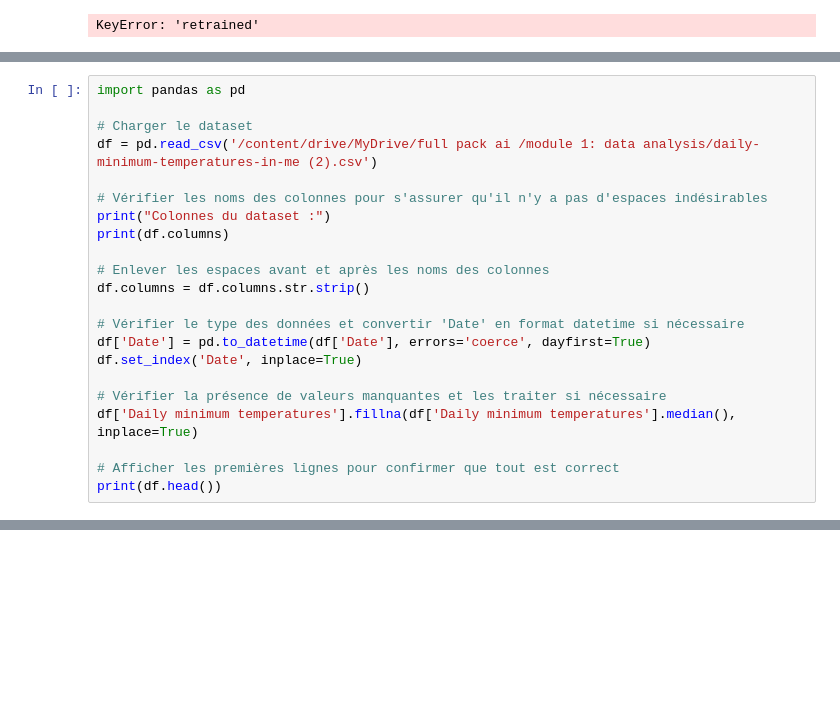
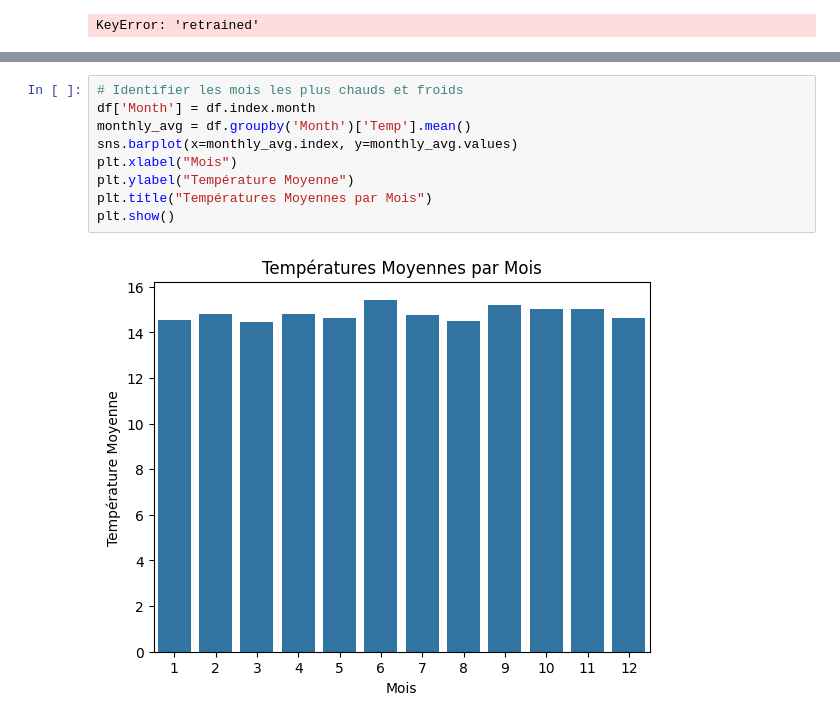
Before and after one commit to hadil56165M/hadil56165M, a Jupyter notebook: fullpack_ia_module_1.ipynb, the cells around one changed output, grey strips where cells are left out. Cells and saved outputs as stored; diff of their text form; blank space fills up the shorter version.

```diff
--- a/fullpack_ia_module_1.ipynb
+++ b/fullpack_ia_module_1.ipynb
@@ -352,22 +299,0 @@ AttributeError: module 'pandas' has no attribute 'to_Date'
-# %%
-import pandas as pd
-
-# Charger le dataset
-df = pd.read_csv('/content/drive/MyDrive/full pack ai /module 1: data analysis/daily-minimum-temperatures-in-me (2).csv')
-
-# Vérifier les noms des colonnes pour s'assurer qu'il n'y a pas d'espaces indésirables
-print("Colonnes du dataset :")
-print(df.columns)
-
-# Enlever les espaces avant et après les noms des colonnes
-df.columns = df.columns.str.strip()
-
-# Vérifier le type des données et convertir 'Date' en format datetime si nécessaire
-df['Date'] = pd.to_datetime(df['Date'], errors='coerce', dayfirst=True)
-df.set_index('Date', inplace=True)
-
-# Vérifier la présence de valeurs manquantes et les traiter si nécessaire
-df['Daily minimum temperatures'].fillna(df['Daily minimum temperatures'].median(), inplace=True)
-
-# Afficher les premières lignes pour confirmer que tout est correct
-print(df.head())
@@ -377,0 +384,11 @@ TypeError: Cannot convert ['20.7' '17.9' '18.8' ... '13.5' '15.7' '13'] to numer
+# %%
+# Identifier les mois les plus chauds et froids
+df['Month'] = df.index.month
+monthly_avg = df.groupby('Month')['Temp'].mean()
+sns.barplot(x=monthly_avg.index, y=monthly_avg.values)
+plt.xlabel("Mois")
+plt.ylabel("Température Moyenne")
+plt.title("Températures Moyennes par Mois")
+plt.show()
+# %% [output]
+[figure, added]
```
Also changed, not shown: parts of 4 cells of this notebook.
